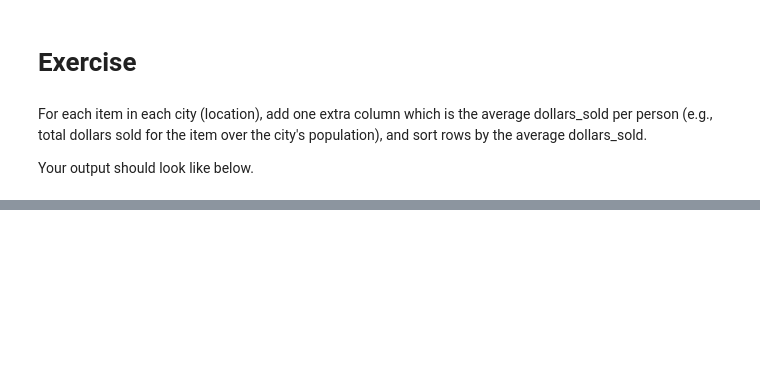
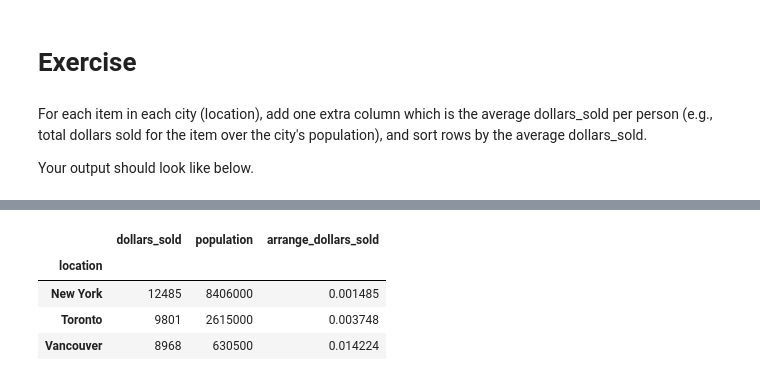
Before and after one commit to longjj/sysu-dm-summer, a Jupyter notebook: 1.tools/L1 - Pandas-1.ipynb, the cells around one changed output, grey strips where cells are left out. Drawn from its saved outputs; the diff is of its cells as text; code cells hidden in the pictures; blank space fills up the shorter version.

```diff
--- a/1.tools/L1 - Pandas-1.ipynb
+++ b/1.tools/L1 - Pandas-1.ipynb
@@ -308,0 +393,5 @@ Your output should look like below.
+# %%
+newdf = pd.merge(df,df_city, on='location')
+
+new = pd.pivot_table(newdf, index=['location'], aggfunc={'dollars_sold': np.sum, 'population': np.mean})
+new
@@ -308,0 +404,9 @@ Your output should look like below.
+# %%
+new['arrange_dollars_sold'] = pd.Series(new['dollars_sold']/new['population'])
+new
+# %% [output]
+|  | dollars_sold | population | arrange_dollars_sold |
+| location |  |  |  |
+| New York | 12485 | 8406000 | 0.001485 |
+| Toronto | 9801 | 2615000 | 0.003748 |
+| Vancouver | 8968 | 630500 | 0.014224 |
```
Also changed, not shown: parts of 18 cells of this notebook, 1 other file.
